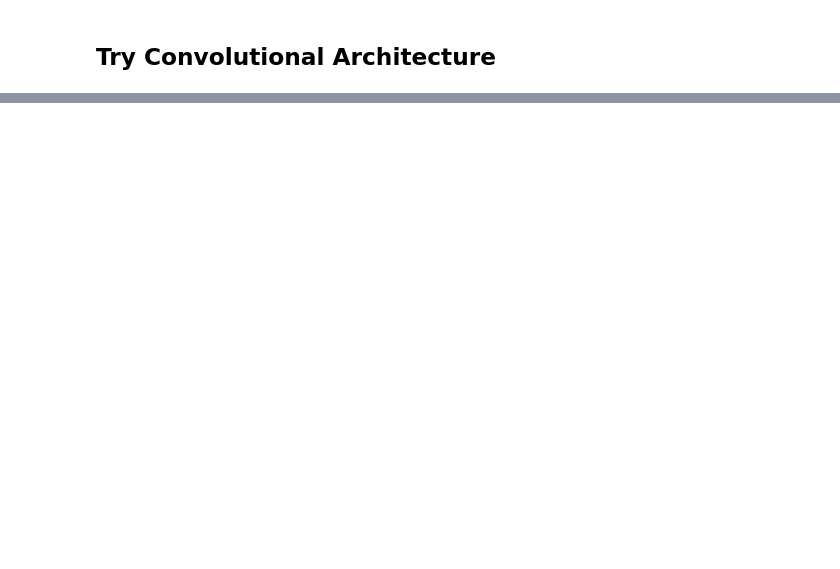
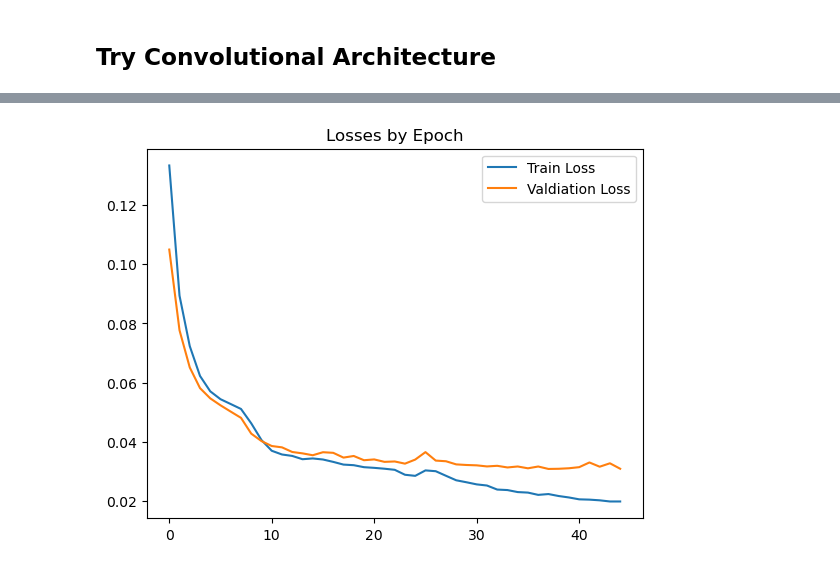
Before and after one commit to JackHanke/dlhw, a Jupyter notebook: hw2/main.ipynb, the cells around one changed output, grey strips where cells are left out. Drawn from its saved outputs; the diff is of its cells as text; code cells hidden in the pictures; blank space fills up the shorter version.

```diff
--- a/hw2/main.ipynb
+++ b/hw2/main.ipynb
@@ -172,8 +174,10 @@ class EmojiDataset(Dataset):
 
     def __getitem__(self, idx):
         to_tensor = transforms.ToTensor()
-        img_X = to_tensor(self.X[idx]).reshape(-1)
-        img_y = to_tensor(self.X[idx]).reshape(-1)
+        # img_X = to_tensor(self.X[idx]).reshape(-1)
+        # img_y = to_tensor(self.X[idx]).reshape(-1)
+        img_X = to_tensor(self.X[idx])
+        img_y = to_tensor(self.X[idx])
         return img_X, img_y
 # %% [markdown]
 ## Create Dataset Objects
@@ -404,15 +418,15 @@ class EmojiDataset(Dataset):
         img_y = to_tensor(self.y[idx]).reshape(-1)
         return img_X, img_y
 
-train_ds = EmojiDataset(dataset_split['train'])
-val_ds = EmojiDataset(dataset_split['val'])
-test_ds = EmojiDataset(dataset_split['test'])
+train_ds_cnn = EmojiDataset(dataset_split['train'])
+val_ds_cnn = EmojiDataset(dataset_split['val'])
+test_ds_cnn = EmojiDataset(dataset_split['test'])
 
-train_loader = DataLoader(train_ds, batch_size=8, shuffle=True)
-val_loader = DataLoader(val_ds, batch_size=8, shuffle=False)
-test_loader = DataLoader(test_ds, batch_size=8, shuffle=False)
+train_loader_cnn = DataLoader(train_ds_cnn, batch_size=8, shuffle=True)
+val_loader_cnn = DataLoader(val_ds_cnn, batch_size=8, shuffle=False)
+test_loader_cnn = DataLoader(test_ds_cnn, batch_size=8, shuffle=False)
 
-for batch_X, batch_y in train_loader:
+for batch_X, batch_y in train_loader_cnn:
     print(batch_X.shape)
     print(batch_y.shape)
     break
@@ -421,20 +436,12 @@ TypeError: pic should be PIL Image or ndarray. Got <class 'list'>
 # %%
-modelCNN = AutoEncoderCNN()
-
-for batch_X, batch_y in train_loader:
-    result = modelCNN(batch_X)
-    print(result.shape)
-    break
-
-
-optimizer = optim.Adam(model.parameters(), lr=1e-3)
+optimizer = optim.Adam(modelCNN.parameters(), lr=1e-3)
 trainer = Trainer(
     model=modelCNN,
     optimizer=optimizer,
-    n_epochs=10,
-    train_loader=train_loader,
-    val_loader=val_loader,
-    test_loader=test_loader
+    n_epochs=45,
+    train_loader=train_loader_cnn,
+    val_loader=val_loader_cnn,
+    test_loader=test_loader_cnn
 )
 
-history = trainer.train()
+history_cnn = trainer.train()
@@ -441,11 +462,13 @@ history = trainer.train()
 # %%
-train_losses = history['train_losses']
-val_losses = history['val_losses']
+train_losses = history_cnn['train_losses']
+val_losses = history_cnn['val_losses']
 plt.title("Losses by Epoch")
 plt.plot(train_losses, label='Train Loss')
 plt.plot(val_losses, label='Valdiation Loss')
 plt.legend()
 plt.show()
+# %% [output]
+[figure, added]
 # %%
 @torch.no_grad()
 def plot_input_output(model):
```
Also changed, not shown: parts of 12 cells of this notebook.
